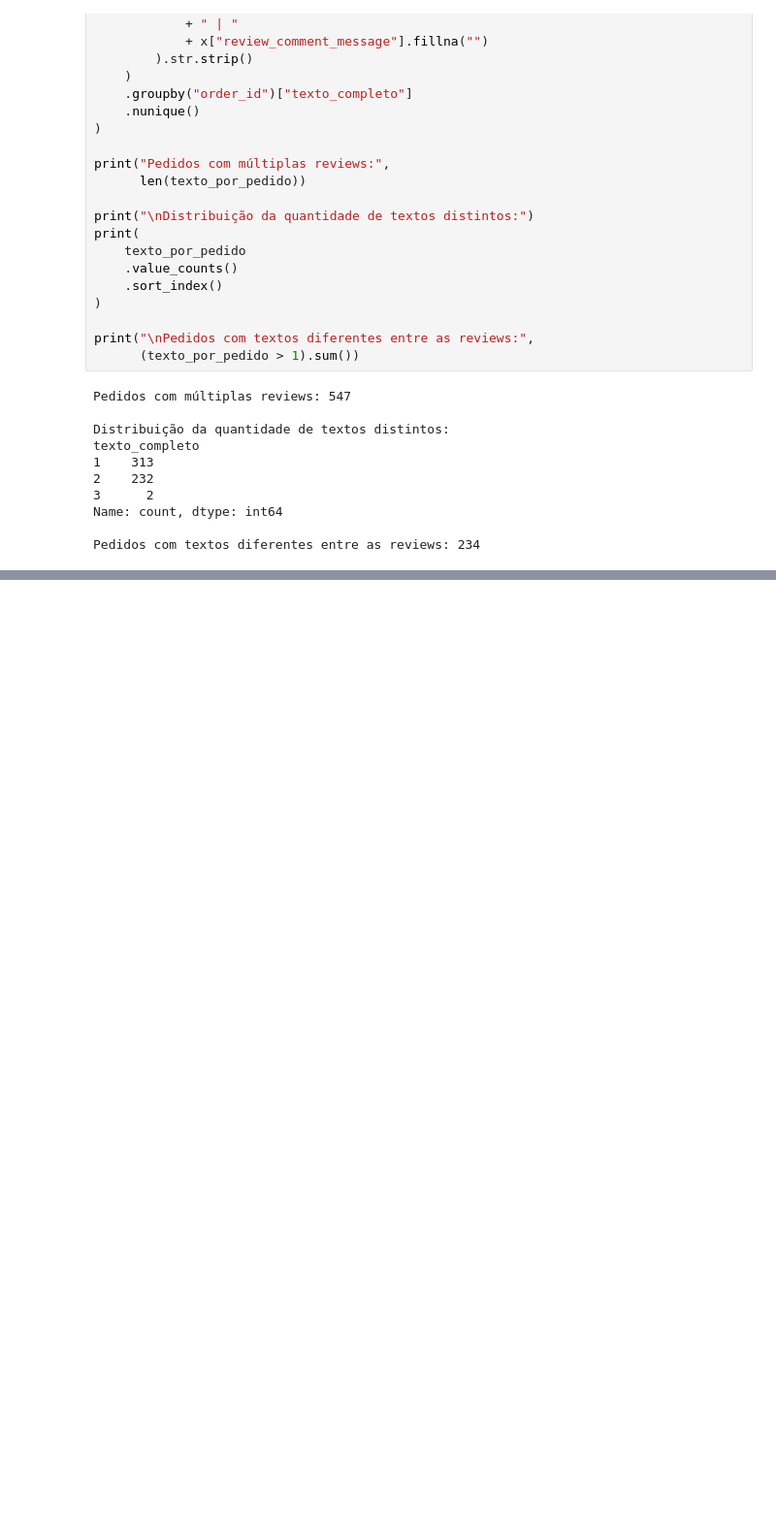
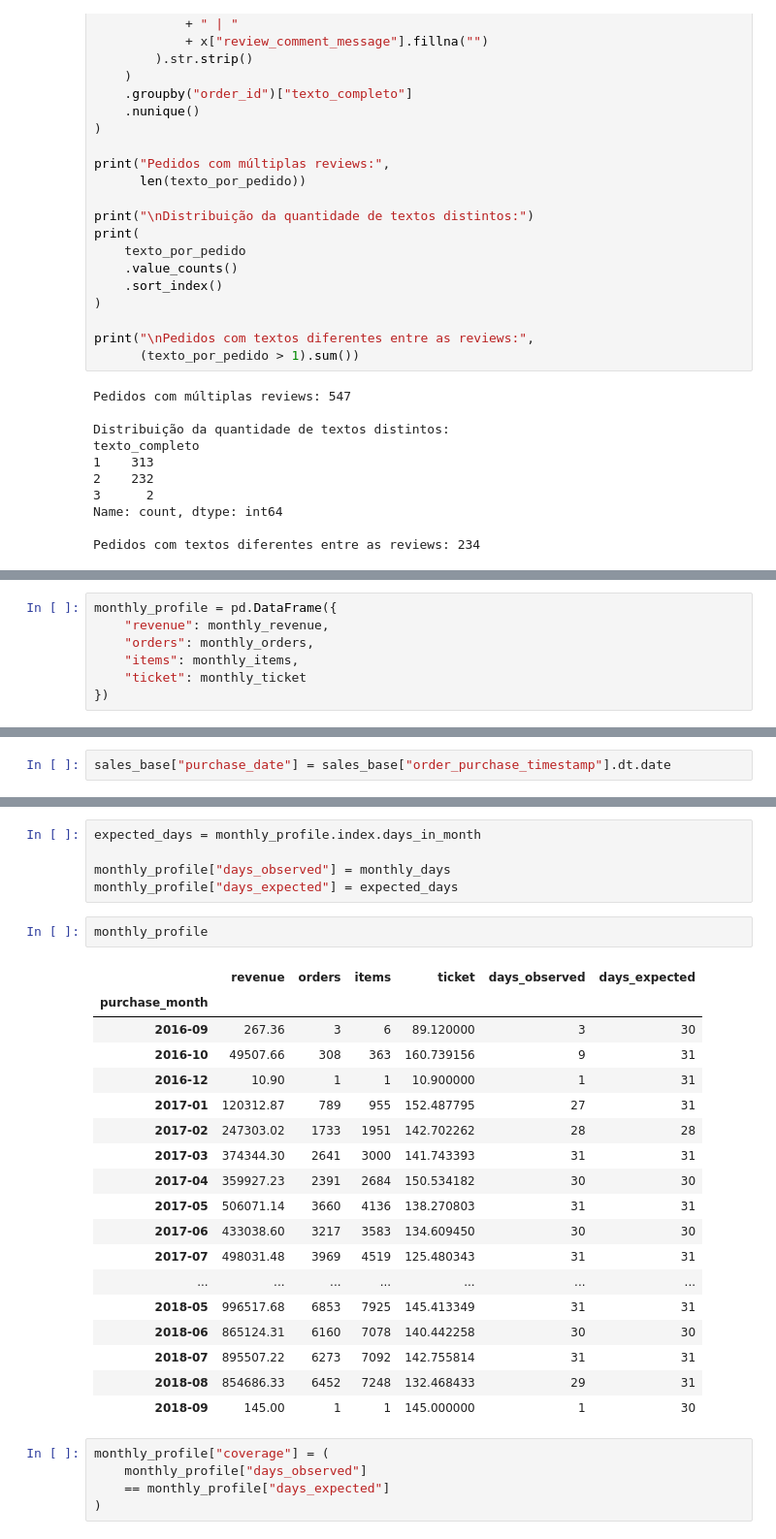
Before and after one commit to AgathaAlmeida7/case-01-queda-vendas, a Jupyter notebook: notebooks/01_data_profiling.ipynb, the cells around one changed output, grey strips where cells are left out. Shown at 97% size. Cells and saved outputs as stored; diff of their text form; blank space fills up the shorter version.

Commit message:
analysis: complete data profiling

```diff
--- a/notebooks/01_data_profiling.ipynb
+++ b/notebooks/01_data_profiling.ipynb
@@ -2136,0 +2434,7 @@ Pedidos com textos diferentes entre as reviews: 234
+# %%
+monthly_profile = pd.DataFrame({
+    "revenue": monthly_revenue,
+    "orders": monthly_orders,
+    "items": monthly_items,
+    "ticket": monthly_ticket
+})
@@ -2136,0 +2462,2 @@ Pedidos com textos diferentes entre as reviews: 234
+# %%
+sales_base["purchase_date"] = sales_base["order_purchase_timestamp"].dt.date
@@ -2136,0 +2490,31 @@ Pedidos com textos diferentes entre as reviews: 234
+# %%
+expected_days = monthly_profile.index.days_in_month
+
+monthly_profile["days_observed"] = monthly_days
+monthly_profile["days_expected"] = expected_days
+# %%
+monthly_profile
+# %% [output]
+|  | revenue | orders | items | ticket | days_observed | days_expected |
+| purchase_month |  |  |  |  |  |  |
+| 2016-09 | 267.36 | 3 | 6 | 89.120000 | 3 | 30 |
+| 2016-10 | 49507.66 | 308 | 363 | 160.739156 | 9 | 31 |
+| 2016-12 | 10.90 | 1 | 1 | 10.900000 | 1 | 31 |
+| 2017-01 | 120312.87 | 789 | 955 | 152.487795 | 27 | 31 |
+| 2017-02 | 247303.02 | 1733 | 1951 | 142.702262 | 28 | 28 |
+| 2017-03 | 374344.30 | 2641 | 3000 | 141.743393 | 31 | 31 |
+| 2017-04 | 359927.23 | 2391 | 2684 | 150.534182 | 30 | 30 |
+| 2017-05 | 506071.14 | 3660 | 4136 | 138.270803 | 31 | 31 |
+| 2017-06 | 433038.60 | 3217 | 3583 | 134.609450 | 30 | 30 |
+| 2017-07 | 498031.48 | 3969 | 4519 | 125.480343 | 31 | 31 |
+| ... | ... | ... | ... | ... | ... | ... |
+| 2018-05 | 996517.68 | 6853 | 7925 | 145.413349 | 31 | 31 |
+| 2018-06 | 865124.31 | 6160 | 7078 | 140.442258 | 30 | 30 |
+| 2018-07 | 895507.22 | 6273 | 7092 | 142.755814 | 31 | 31 |
+| 2018-08 | 854686.33 | 6452 | 7248 | 132.468433 | 29 | 31 |
+| 2018-09 | 145.00 | 1 | 1 | 145.000000 | 1 | 30 |
+# %%
+monthly_profile["coverage"] = (
+    monthly_profile["days_observed"]
+    == monthly_profile["days_expected"]
+)
```
Also changed, not shown: parts of 85 cells of this notebook.
